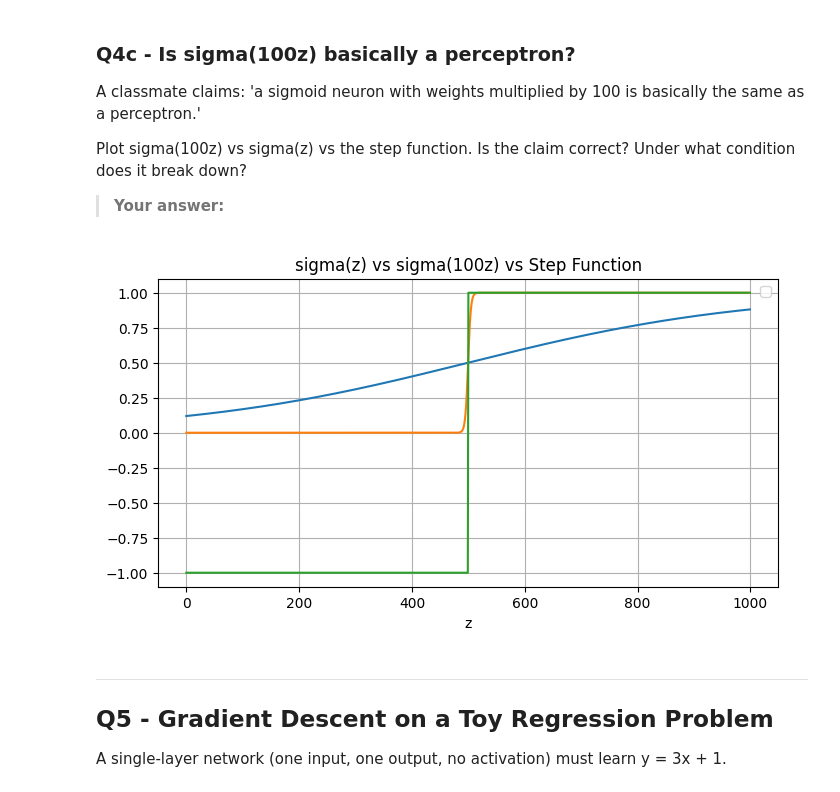
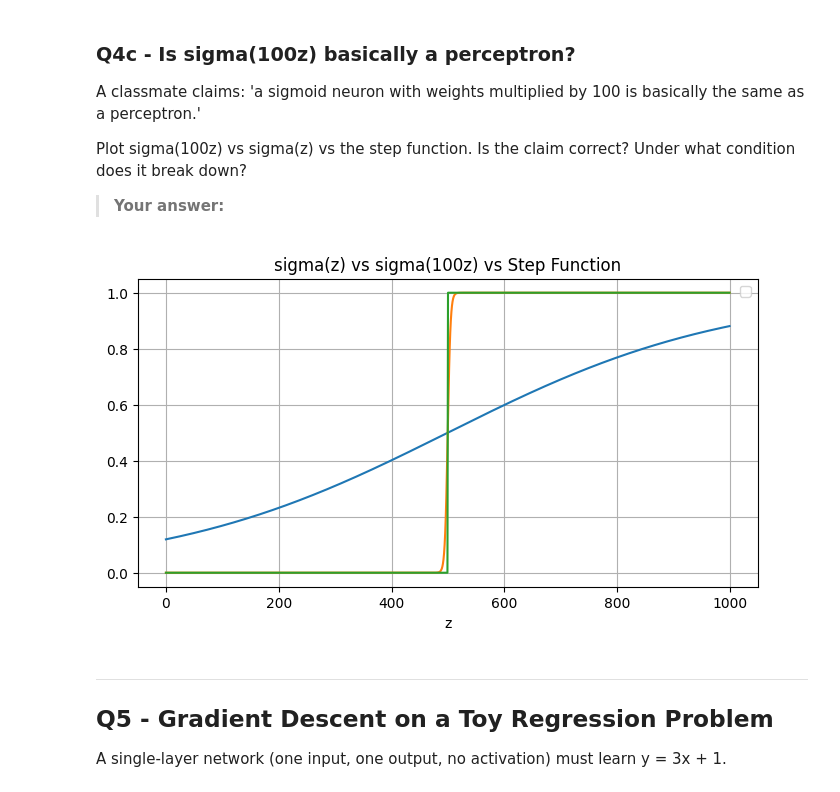
Before and after one commit to Stamatics-NumberstoNeurons/assignment2-YuvasankarSelvan, a Jupyter notebook: Assignment_2_N2N.ipynb, the cells around one changed output. Drawn from its saved outputs; the diff is of its cells as text; code cells hidden in the pictures.

```diff
--- a/Assignment_2_N2N.ipynb
+++ b/Assignment_2_N2N.ipynb
@@ -318,23 +318,23 @@ Plot sigma(100z) vs sigma(z) vs the step function. Is the claim correct? Under w
 # %%
 z = np.linspace(-2, 2, 1000)
 
 # TODO: compute sigma(z), sigma(100*z), step function
 sigma       = 1.0 / (1.0 + np.exp(-z))
 sigma_100       = 1.0 / (1.0 + np.exp(-100*z))
-step = np.where(z>0,1,-1)
+step = np.where(z>0,1,0)
 
 plt.figure(figsize=(8, 4))
 # TODO: plot all three
 plt.plot(sigma)
 plt.plot(sigma_100)
 plt.plot(step)
 plt.title('sigma(z) vs sigma(100z) vs Step Function')
 plt.xlabel('z')
 plt.legend()
 plt.grid(True)
 plt.show()
 # %% [output]
-[figure, old version]
+[figure, new version]
 # %% [markdown]
 ---
 ## Q5 - Gradient Descent on a Toy Regression Problem
```
Also changed, not shown: parts of 3 cells of this notebook.
